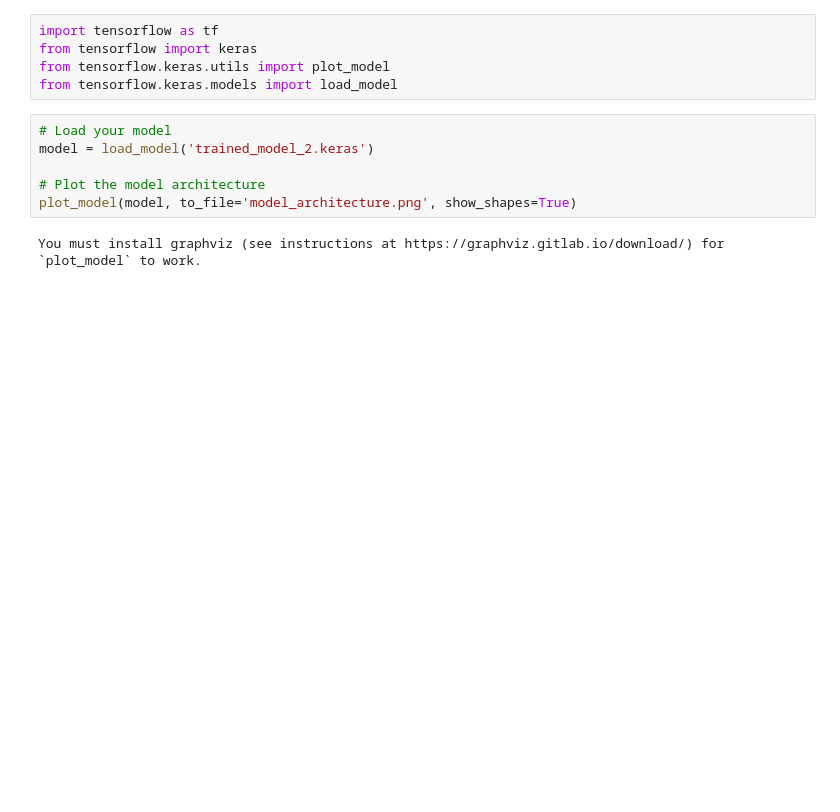
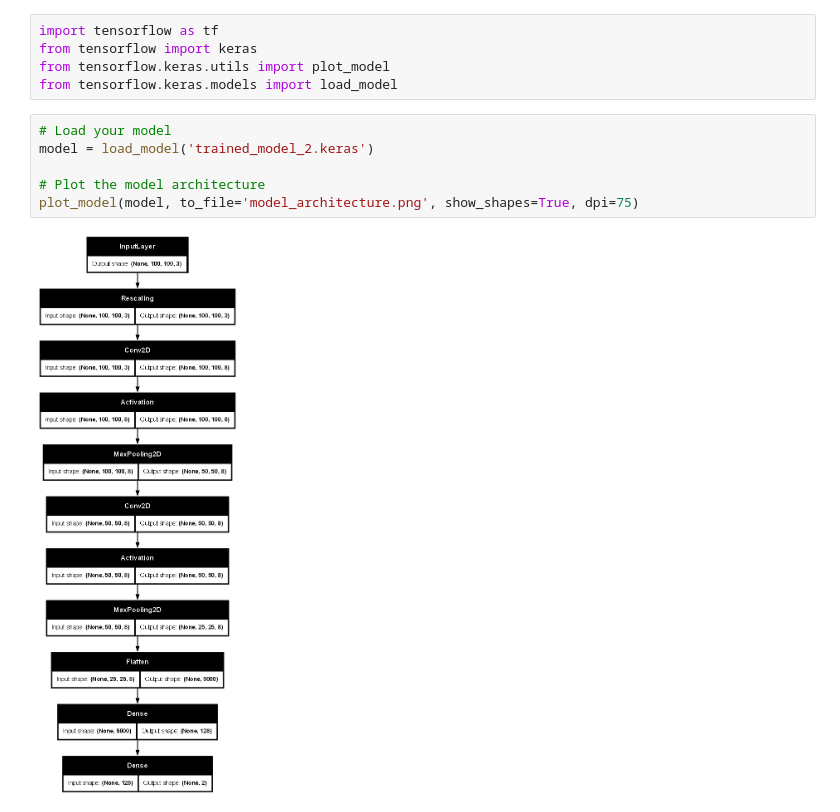
Before and after one commit to benjokapu/ProyectoFinal, a Jupyter notebook: AI_visualizer.ipynb, the cells around one changed output. Cells and saved outputs as stored; diff of their text form; blank space fills up the shorter version.

Commit message:
AI visualizer finished, Starting model evaluation

```diff
--- a/AI_visualizer.ipynb
+++ b/AI_visualizer.ipynb
@@ -29,8 +29,8 @@ from tensorflow.keras.models import load_model
 # %%
 # Load your model
 model = load_model('trained_model_2.keras')
 
 # Plot the model architecture
-plot_model(model, to_file='model_architecture.png', show_shapes=True)
+plot_model(model, to_file='model_architecture.png', show_shapes=True, dpi=75)
 # %% [output]
-You must install graphviz (see instructions at https://graphviz.gitlab.io/download/) for `plot_model` to work.
+[figure, added]
```
Also changed, not shown: 1 other file.
